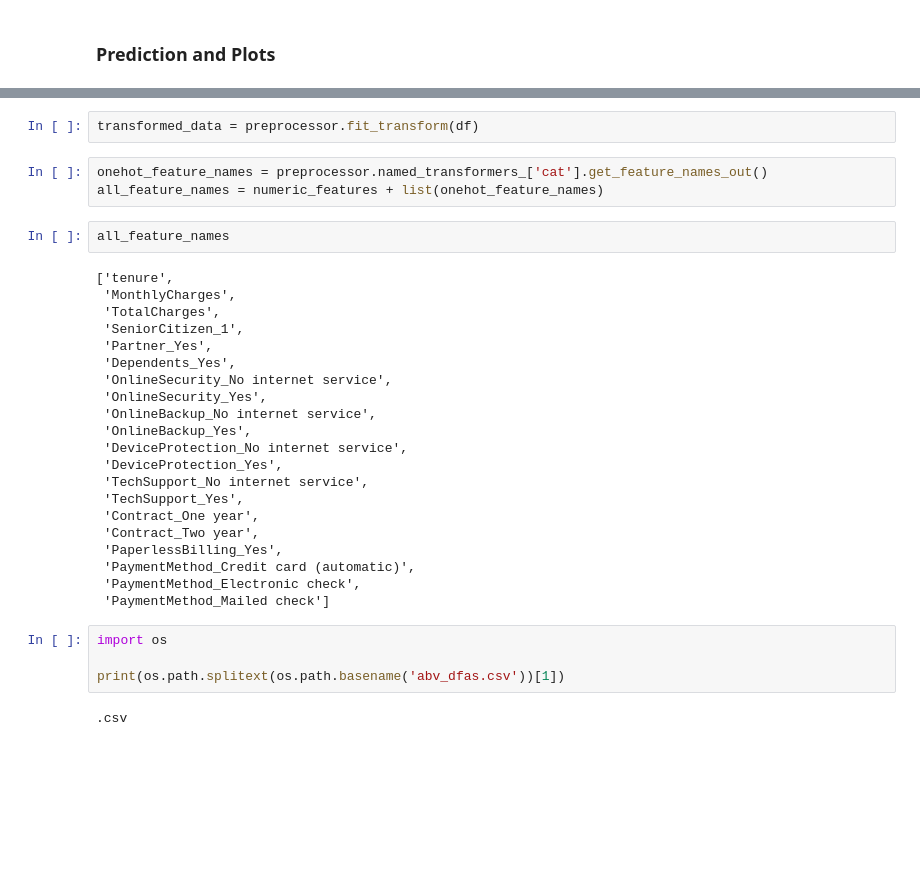
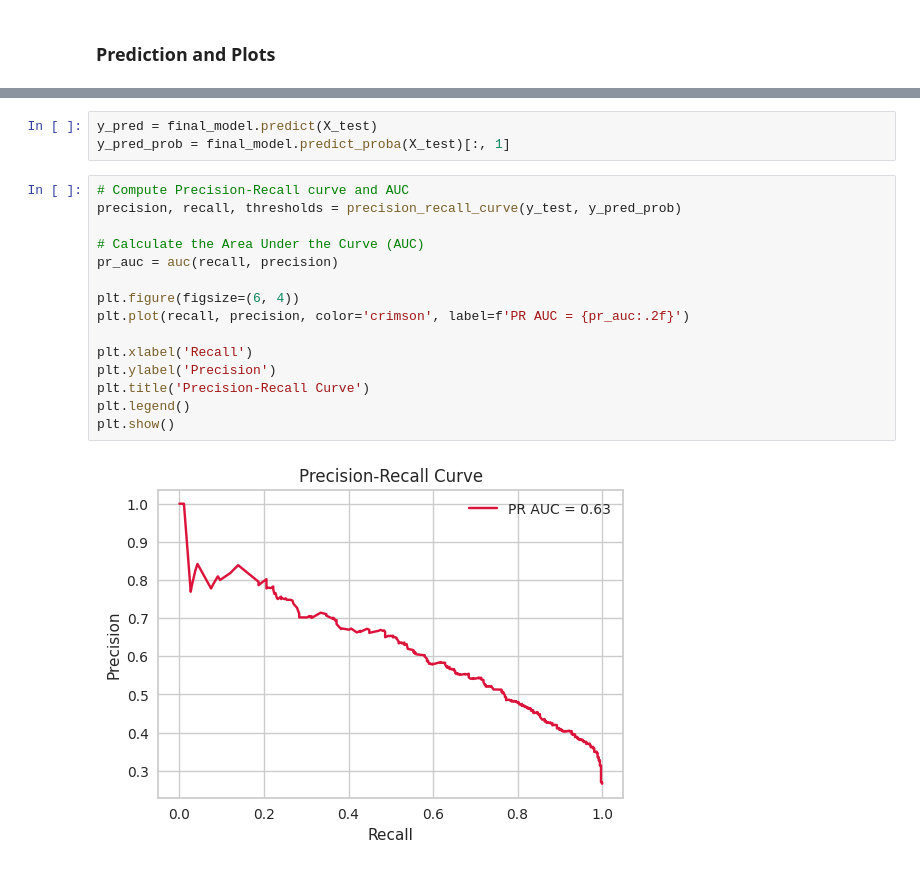
Before and after one commit to karenkj9000/telco-churn-prediction-aws, a Jupyter notebook: training/notebooks/customer_churn_training.ipynb, the cells around one changed output, grey strips where cells are left out. Drawn from its saved outputs; the diff is of its cells as text; blank space fills up the shorter version.

```diff
--- a/training/notebooks/customer_churn_training.ipynb
+++ b/training/notebooks/customer_churn_training.ipynb
@@ -791,34 +750,20 @@ preprocessor = ColumnTransformer(
-# %%
-transformed_data = preprocessor.fit_transform(df)
-# %%
-onehot_feature_names = preprocessor.named_transformers_['cat'].get_feature_names_out()
-all_feature_names = numeric_features + list(onehot_feature_names)
-# %%
-all_feature_names
-# %% [output]
-['tenure',
- 'MonthlyCharges',
- 'TotalCharges',
- 'SeniorCitizen_1',
- 'Partner_Yes',
- 'Dependents_Yes',
- 'OnlineSecurity_No internet service',
- 'OnlineSecurity_Yes',
- 'OnlineBackup_No internet service',
- 'OnlineBackup_Yes',
- 'DeviceProtection_No internet service',
- 'DeviceProtection_Yes',
- 'TechSupport_No internet service',
- 'TechSupport_Yes',
- 'Contract_One year',
- 'Contract_Two year',
- 'PaperlessBilling_Yes',
- 'PaymentMethod_Credit card (automatic)',
- 'PaymentMethod_Electronic check',
- 'PaymentMethod_Mailed check']
-# %%
-import os
-
-print(os.path.splitext(os.path.basename('abv_dfas.csv'))[1])
-# %% [output]
-.csv
+# %%
+y_pred = final_model.predict(X_test)
+y_pred_prob = final_model.predict_proba(X_test)[:, 1]
+# %%
+# Compute Precision-Recall curve and AUC
+precision, recall, thresholds = precision_recall_curve(y_test, y_pred_prob)
+
+# Calculate the Area Under the Curve (AUC)
+pr_auc = auc(recall, precision)
+
+plt.figure(figsize=(6, 4))
+plt.plot(recall, precision, color='crimson', label=f'PR AUC = {pr_auc:.2f}')
+
+plt.xlabel('Recall')
+plt.ylabel('Precision')
+plt.title('Precision-Recall Curve')
+plt.legend()
+plt.show()
+# %% [output]
+[figure, added]
```
Also changed, not shown: parts of 45 cells of this notebook, 2 other files.
